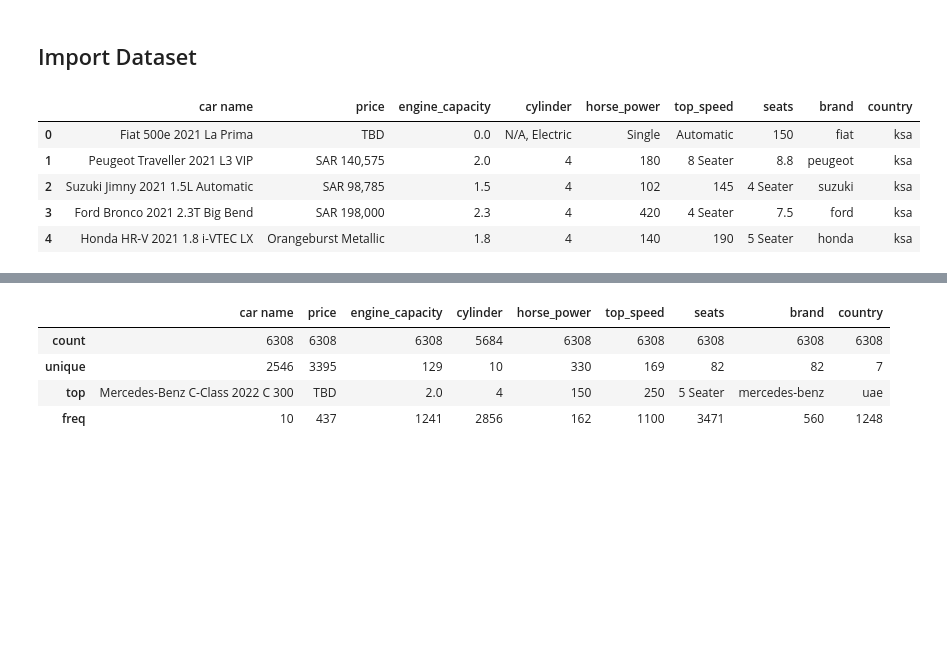
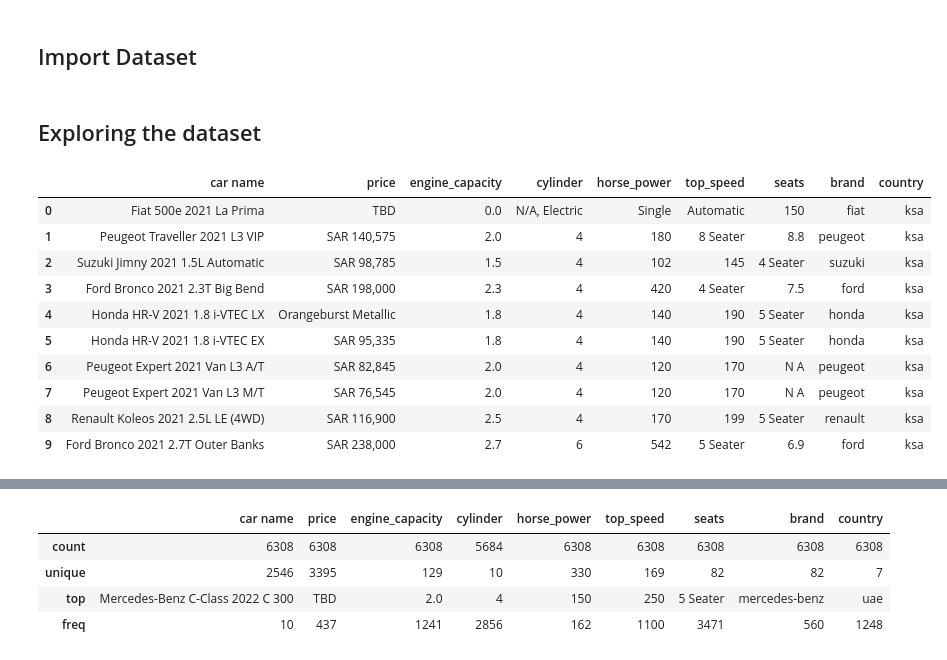
Before and after one commit to Mohammed-Abed-Alkareem/Regression-Analysis-and-Model-Selection, a Jupyter notebook: file.ipynb, the cells around one changed output, grey strips where cells are left out. Saved outputs shown, nothing was run; the diff lists cells and outputs as text; code cells hidden in the pictures; blank space fills up the shorter version.

```diff
--- a/file.ipynb
+++ b/file.ipynb
@@ -32,15 +44,22 @@ with zipfile.ZipFile('cars-dataset.zip', 'r') as zip_ref:
 ## Import Dataset
 # %%
 car_df = pd.read_csv('cars-dataset/cars.csv')
+# %% [markdown]
+## Exploring the dataset
 # %%
-car_df.head()
+car_df.head(10)
 # %% [output]
 |  | car name | price | engine_capacity | cylinder | horse_power | top_speed | seats | brand | country |
 | 0 | Fiat 500e 2021 La Prima | TBD | 0.0 | N/A, Electric | Single | Automatic | 150 | fiat | ksa |
 | 1 | Peugeot Traveller 2021 L3 VIP | SAR 140,575 | 2.0 | 4 | 180 | 8 Seater | 8.8 | peugeot | ksa |
 | 2 | Suzuki Jimny 2021 1.5L Automatic | SAR 98,785 | 1.5 | 4 | 102 | 145 | 4 Seater | suzuki | ksa |
 | 3 | Ford Bronco 2021 2.3T Big Bend | SAR 198,000 | 2.3 | 4 | 420 | 4 Seater | 7.5 | ford | ksa |
 | 4 | Honda HR-V 2021 1.8 i-VTEC LX | Orangeburst Metallic | 1.8 | 4 | 140 | 190 | 5 Seater | honda | ksa |
+| 5 | Honda HR-V 2021 1.8 i-VTEC EX | SAR 95,335 | 1.8 | 4 | 140 | 190 | 5 Seater | honda | ksa |
+| 6 | Peugeot Expert 2021 Van L3 A/T | SAR 82,845 | 2.0 | 4 | 120 | 170 | N A | peugeot | ksa |
+| 7 | Peugeot Expert 2021 Van L3 M/T | SAR 76,545 | 2.0 | 4 | 120 | 170 | N A | peugeot | ksa |
+| 8 | Renault Koleos 2021 2.5L LE (4WD) | SAR 116,900 | 2.5 | 4 | 170 | 199 | 5 Seater | renault | ksa |
+| 9 | Ford Bronco 2021 2.7T Outer Banks | SAR 238,000 | 2.7 | 6 | 542 | 5 Seater | 6.9 | ford | ksa |
 # %%
 car_df.info()
 # %% [output]
```
Also changed, not shown: parts of 117 cells of this notebook.
